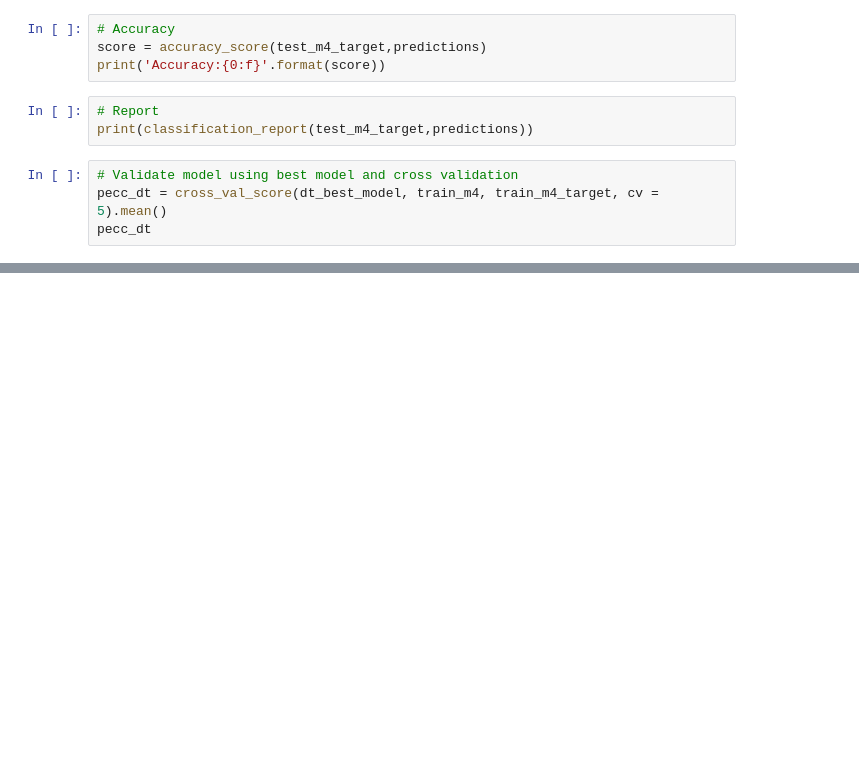
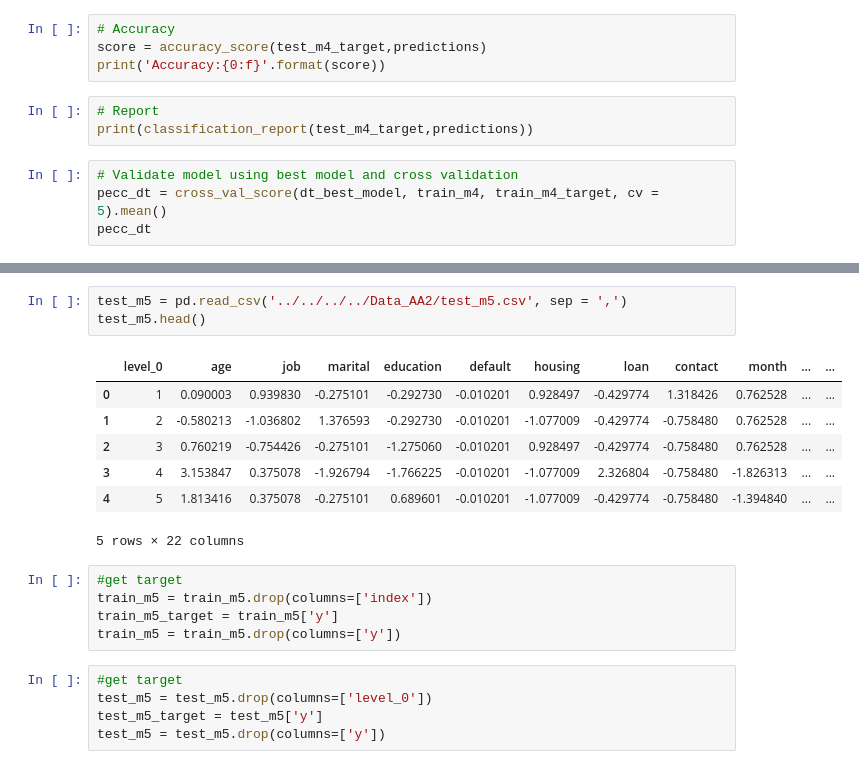
Before and after one commit to 13caroline/term-deposit-subscriptions, a Jupyter notebook: Machine_Learning/Supervised_Learning/Decision_Tree/Decision_Tree.ipynb, the cells around one changed output, grey strips where cells are left out. Cells and saved outputs as stored; diff of their text form; blank space fills up the shorter version.

```diff
--- a/Machine_Learning/Supervised_Learning/Decision_Tree/Decision_Tree.ipynb
+++ b/Machine_Learning/Supervised_Learning/Decision_Tree/Decision_Tree.ipynb
@@ -482,0 +497,21 @@ pecc_dt
+# %%
+test_m5 = pd.read_csv('../../../../Data_AA2/test_m5.csv', sep = ',')
+test_m5.head()
+# %% [output]
+|  | level_0 | age | job | marital | education | default | housing | loan | contact | month | ... | ... |
+| 0 | 1 | 0.090003 | 0.939830 | -0.275101 | -0.292730 | -0.010201 | 0.928497 | -0.429774 | 1.318426 | 0.762528 | ... | ... |
+| 1 | 2 | -0.580213 | -1.036802 | 1.376593 | -0.292730 | -0.010201 | -1.077009 | -0.429774 | -0.758480 | 0.762528 | ... | ... |
+| 2 | 3 | 0.760219 | -0.754426 | -0.275101 | -1.275060 | -0.010201 | 0.928497 | -0.429774 | -0.758480 | 0.762528 | ... | ... |
+| 3 | 4 | 3.153847 | 0.375078 | -1.926794 | -1.766225 | -0.010201 | -1.077009 | 2.326804 | -0.758480 | -1.826313 | ... | ... |
+| 4 | 5 | 1.813416 | 0.375078 | -0.275101 | 0.689601 | -0.010201 | -1.077009 | -0.429774 | -0.758480 | -1.394840 | ... | ... |
+5 rows × 22 columns
+# %%
+#get target
+train_m5 = train_m5.drop(columns=['index'])
+train_m5_target = train_m5['y']
+train_m5 = train_m5.drop(columns=['y'])
+# %%
+#get target
+test_m5 = test_m5.drop(columns=['level_0'])
+test_m5_target = test_m5['y']
+test_m5 = test_m5.drop(columns=['y'])
```
Also changed, not shown: parts of 13 cells of this notebook, 1 other file.
